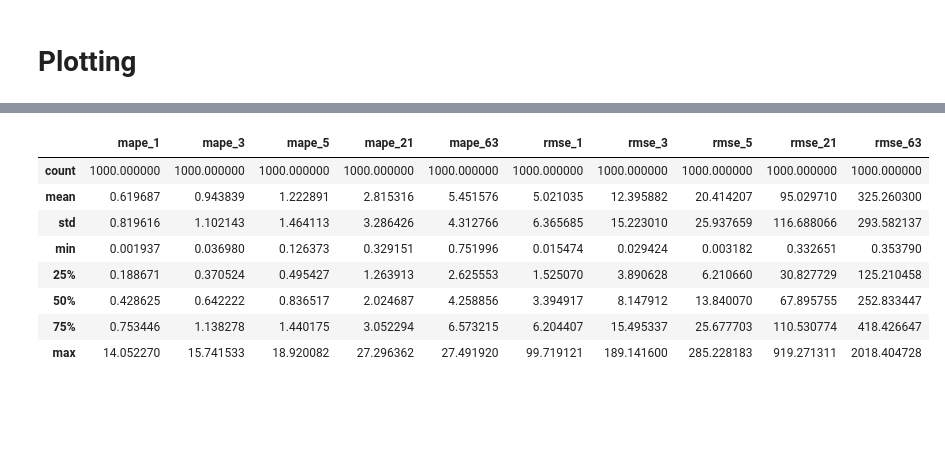
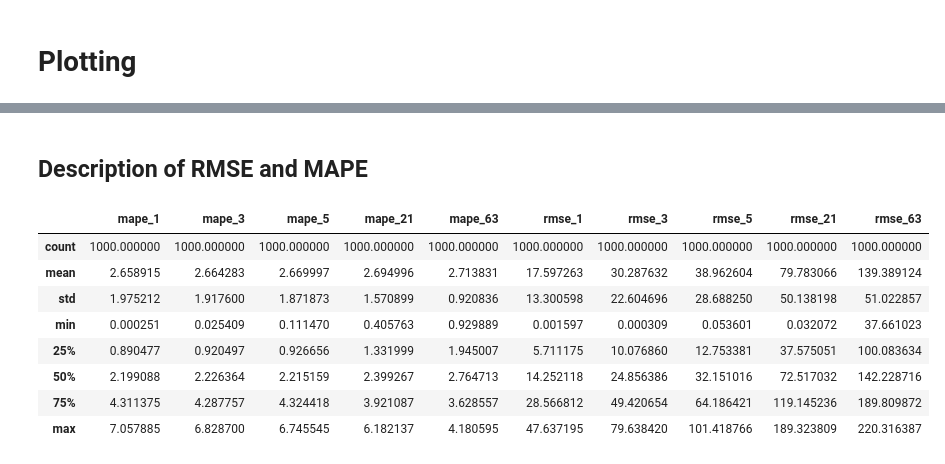
Before and after one commit to ulrikson/statistics-thesis, a Jupyter notebook: lstm2.ipynb, the cells around one changed output, grey strips where cells are left out. Cells and saved outputs as stored; diff of their text form; code cells hidden in the pictures; blank space fills up the shorter version.

Commit message:
updating lstm cross val

```diff
--- a/lstm2.ipynb
+++ b/lstm2.ipynb
@@ -288,7 +288,7 @@ def confusion_matrix(df):
     return conf
 
 
-confusion = confusion_matrix(new_df(63))
+confusion = confusion_matrix(new_df(3))
 precision = confusion.iloc[0, 0] / (confusion.iloc[0, 0] + confusion.iloc[1, 0])
 recall = confusion.iloc[0, 0] / (confusion.iloc[0, 0] + confusion.iloc[0, 1])
 f_score = 2 * precision * recall / (precision + recall)
@@ -312,0 +349,33 @@ plt.legend()
+# %%
+# Creating dataframe columns (error, absolute error, actual_up, forecast_up och confusion (TP, FP, TN, FN))
+lstm_cross_df = pd.read_csv('data/lstm_cross_val.csv')
+
+# adding first row of data based on last row of test data
+new_data = []
+new_data.insert(0, {'time':0, 'Close': 621.38, 'forecast': 621.38})
+lstm_cross_df = pd.concat([pd.DataFrame(new_data), lstm_cross_df], ignore_index=True)
+
+# creating error and up columns
+lstm_cross_df['error'] = lstm_cross_df['forecast'] - lstm_cross_df['Close']
+lstm_cross_df['abs_error'] = np.abs(lstm_cross_df['forecast'] - lstm_cross_df['Close'])
+lstm_cross_df['actual_up'] = lstm_cross_df['Close'].diff(1) > 0
+lstm_cross_df['forecast_up'] = lstm_cross_df['forecast'].diff(1) > 0
+
+def confusion(actual, forecast):
+    if (actual and forecast):
+        return 'TP'
+
+    if (actual and not forecast):
+        return 'FN'
+
+    if (not actual and forecast):
+        return 'FP'
+
+    if (not actual and not forecast):
+        return 'TN'
+
+    return False
+
+lstm_cross_df['confusion'] = lstm_cross_df.apply(lambda x: confusion(x['actual_up'], x['forecast_up']), axis=1)
+
+lstm_cross_df.head(5)
@@ -368,12 +477,14 @@ NameError: name 'pd' is not defined
+# %% [markdown]
+## Description of RMSE and MAPE
 # %%
-cross_df.describe()
+cross_df.iloc[:, :10].describe()
 # %% [output]
 |  | mape_1 | mape_3 | mape_5 | mape_21 | mape_63 | rmse_1 | rmse_3 | rmse_5 | rmse_21 | rmse_63 |
 | count | 1000.000000 | 1000.000000 | 1000.000000 | 1000.000000 | 1000.000000 | 1000.000000 | 1000.000000 | 1000.000000 | 1000.000000 | 1000.000000 |
-| mean | 0.619687 | 0.943839 | 1.222891 | 2.815316 | 5.451576 | 5.021035 | 12.395882 | 20.414207 | 95.029710 | 325.260300 |
-| std | 0.819616 | 1.102143 | 1.464113 | 3.286426 | 4.312766 | 6.365685 | 15.223010 | 25.937659 | 116.688066 | 293.582137 |
-| min | 0.001937 | 0.036980 | 0.126373 | 0.329151 | 0.751996 | 0.015474 | 0.029424 | 0.003182 | 0.332651 | 0.353790 |
-| 25% | 0.188671 | 0.370524 | 0.495427 | 1.263913 | 2.625553 | 1.525070 | 3.890628 | 6.210660 | 30.827729 | 125.210458 |
-| 50% | 0.428625 | 0.642222 | 0.836517 | 2.024687 | 4.258856 | 3.394917 | 8.147912 | 13.840070 | 67.895755 | 252.833447 |
-| 75% | 0.753446 | 1.138278 | 1.440175 | 3.052294 | 6.573215 | 6.204407 | 15.495337 | 25.677703 | 110.530774 | 418.426647 |
-| max | 14.052270 | 15.741533 | 18.920082 | 27.296362 | 27.491920 | 99.719121 | 189.141600 | 285.228183 | 919.271311 | 2018.404728 |
+| mean | 2.658915 | 2.664283 | 2.669997 | 2.694996 | 2.713831 | 17.597263 | 30.287632 | 38.962604 | 79.783066 | 139.389124 |
+| std | 1.975212 | 1.917600 | 1.871873 | 1.570899 | 0.920836 | 13.300598 | 22.604696 | 28.688250 | 50.138198 | 51.022857 |
+| min | 0.000251 | 0.025409 | 0.111470 | 0.405763 | 0.929889 | 0.001597 | 0.000309 | 0.053601 | 0.032072 | 37.661023 |
+| 25% | 0.890477 | 0.920497 | 0.926656 | 1.331999 | 1.945007 | 5.711175 | 10.076860 | 12.753381 | 37.575051 | 100.083634 |
+| 50% | 2.199088 | 2.226364 | 2.215159 | 2.399267 | 2.764713 | 14.252118 | 24.856386 | 32.151016 | 72.517032 | 142.228716 |
+| 75% | 4.311375 | 4.287757 | 4.324418 | 3.921087 | 3.628557 | 28.566812 | 49.420654 | 64.186421 | 119.145236 | 189.809872 |
+| max | 7.057885 | 6.828700 | 6.745545 | 6.182137 | 4.180595 | 47.637195 | 79.638420 | 101.418766 | 189.323809 | 220.316387 |
```
Also changed, not shown: parts of 16 cells of this notebook, 3 other files.
